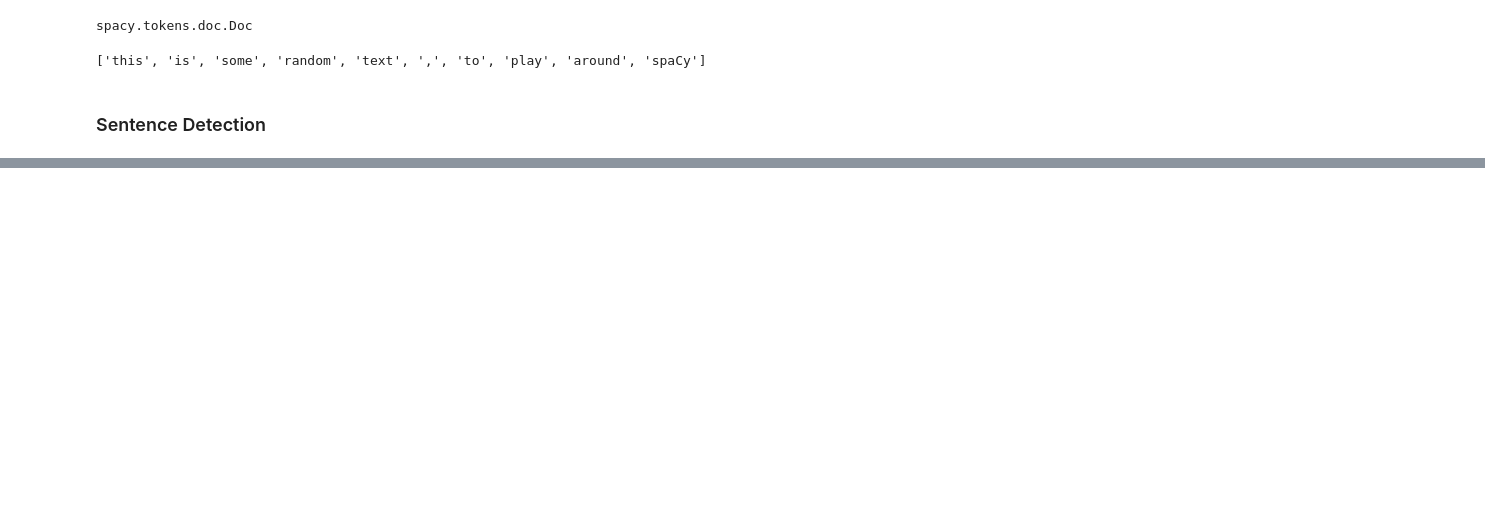
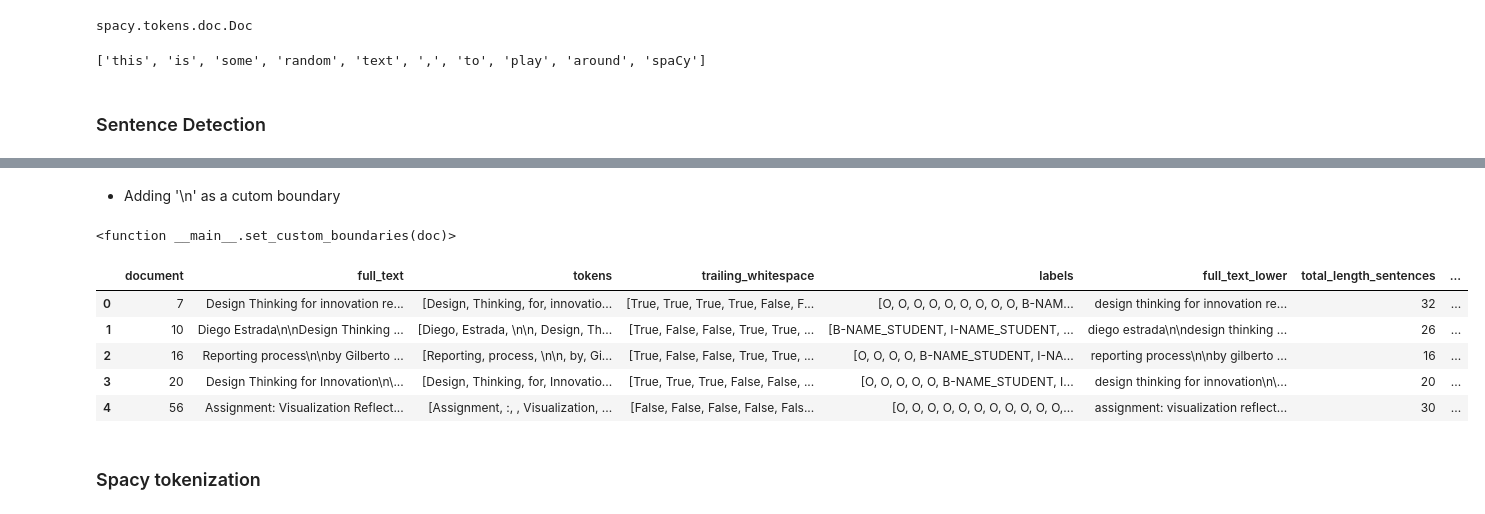
Before and after one commit to rishi-wqd190004/t81_588_course, a Jupyter notebook: practice_src/spacy_recap.ipynb, the cells around one changed output, grey strips where cells are left out. Cells and saved outputs as stored; diff of their text form; code cells hidden in the pictures; blank space fills up the shorter version.

```diff
--- a/practice_src/spacy_recap.ipynb
+++ b/practice_src/spacy_recap.ipynb
@@ -10,0 +63,2 @@ nlp
+# %%
+df = df.head(10)
@@ -20,3 +78,10 @@ spacy.tokens.doc.Doc
 ['this', 'is', 'some', 'random', 'text', ',', 'to', 'play', 'around', 'spaCy']
 # %% [markdown]
 ### Sentence Detection
+# %%
+def total_sentences(x):
+    para = nlp(x)
+    sentences = list(para.sents)
+    return len(sentences)
+
+df['total_length_sentences'] = df['full_text_lower'].astype(str).apply(total_sentences)
@@ -22,0 +99,35 @@ spacy.tokens.doc.Doc
+# %% [markdown]
+- Adding '\n' as a cutom boundary
+# %%
+@Language.component("set_custom_boundaries")
+def set_custom_boundaries(doc):
+    '''
+    Adding \n to use as a delimeter for a sentence detection too
+    '''
+    for token in doc[:-1]:
+        if "\n" in token.text:
+            doc[token.i + 1].is_sent_start = True
+    return doc
+
+def total_sentences_v2(x):
+    para = custom_nlp(x)
+    sentences = list(para.sents)
+    return len(sentences)
+
+custom_nlp = spacy.load("en_core_web_sm")
+custom_nlp.add_pipe("set_custom_boundaries", before="parser")
+# %% [output]
+<function __main__.set_custom_boundaries(doc)>
+# %%
+df['total_sentences'] = df['full_text_lower'].astype(str).apply(total_sentences_v2)
+# %%
+df.head()
+# %% [output]
+|  | document | full_text | tokens | trailing_whitespace | labels | full_text_lower | total_length_sentences | ... |
+| 0 | 7 | Design Thinking for innovation re... | [Design, Thinking, for, innovatio... | [True, True, True, True, False, F... | [O, O, O, O, O, O, O, O, O, B-NAM... | design thinking for innovation re... | 32 | ... |
+| 1 | 10 | Diego Estrada\n\nDesign Thinking ... | [Diego, Estrada, \n\n, Design, Th... | [True, False, False, True, True, ... | [B-NAME_STUDENT, I-NAME_STUDENT, ... | diego estrada\n\ndesign thinking ... | 26 | ... |
+| 2 | 16 | Reporting process\n\nby Gilberto ... | [Reporting, process, \n\n, by, Gi... | [True, False, False, True, True, ... | [O, O, O, O, B-NAME_STUDENT, I-NA... | reporting process\n\nby gilberto ... | 16 | ... |
+| 3 | 20 | Design Thinking for Innovation\n\... | [Design, Thinking, for, Innovatio... | [True, True, True, False, False, ... | [O, O, O, O, O, B-NAME_STUDENT, I... | design thinking for innovation\n\... | 20 | ... |
+| 4 | 56 | Assignment: Visualization Reflect... | [Assignment, :, , Visualization, ... | [False, False, False, False, Fals... | [O, O, O, O, O, O, O, O, O, O, O,... | assignment: visualization reflect... | 30 | ... |
+# %% [markdown]
+### Spacy tokenization
```
Also changed, not shown: parts of 37 cells of this notebook, 10 other files.
